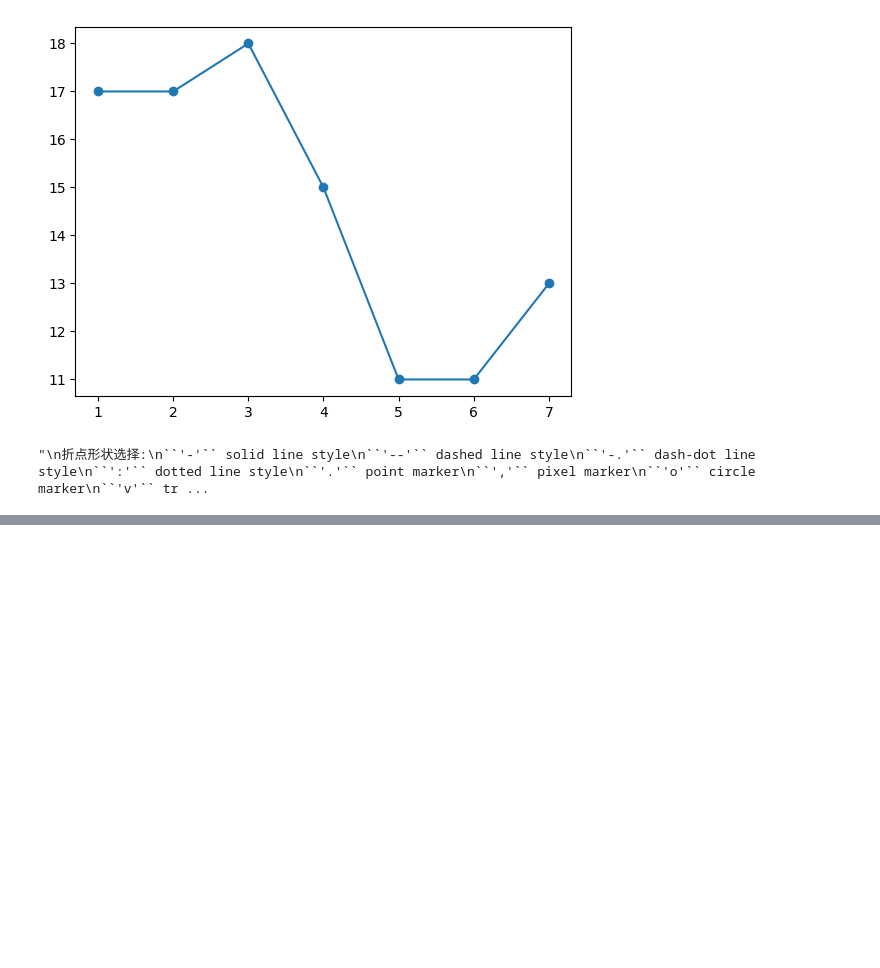
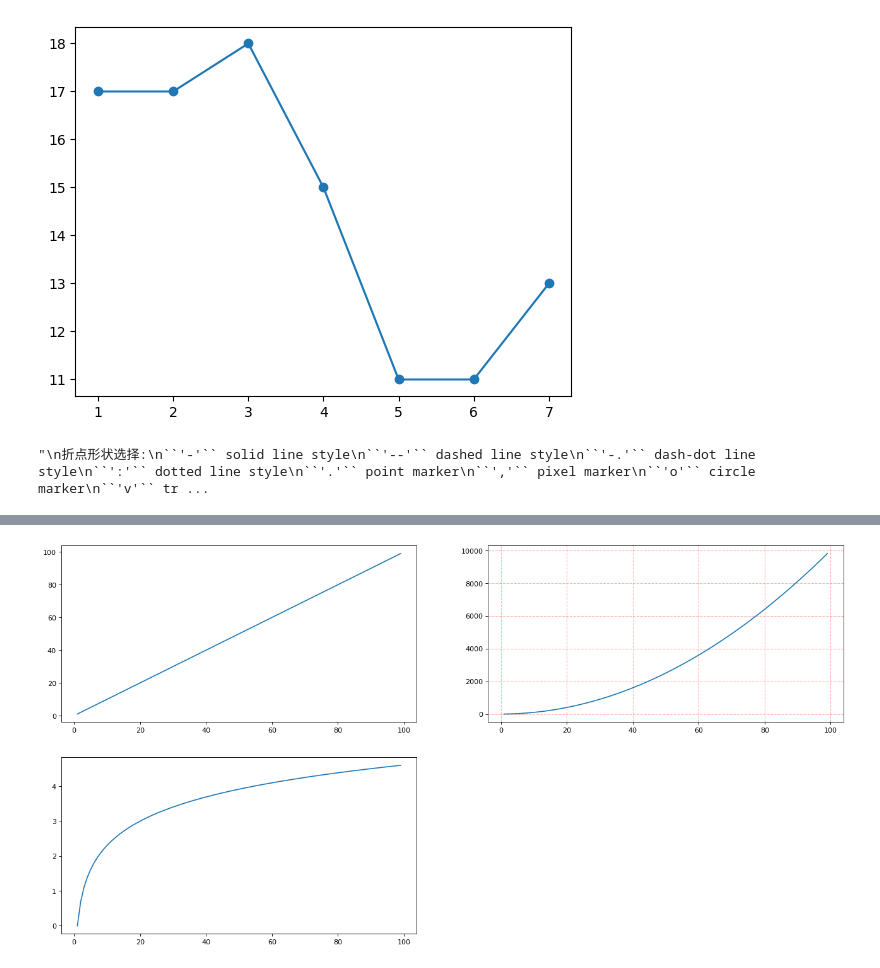
Before and after one commit to logcoke/Data_Analysis, a Jupyter notebook: Jupyter_NoteBook/matplotlib.ipynb, the cells around one changed output, grey strips where cells are left out. Cells and saved outputs as stored; diff of their text form; code cells hidden in the pictures; blank space fills up the shorter version.

```diff
--- a/Jupyter_NoteBook/matplotlib.ipynb
+++ b/Jupyter_NoteBook/matplotlib.ipynb
@@ -120,0 +217,17 @@ plt.show()
+# %%
+# add_subplot 方法----给 figure 新增子图
+import numpy as np
+import matplotlib.pyplot as plt
+x = np.arange(1,100)#新建 figure 对象
+fig=plt.figure(figsize=(20,10),dpi=80)
+#新建子图 1
+ax1=fig.add_subplot(2,2,1)
+ax1.plot(x, x)#新建子图 2
+ax3=fig.add_subplot(2,2,2)
+ax3.plot(x, x**2)
+ax3.grid(color='r', linestyle='--', linewidth=1,alpha=0.3)# 新 建 子 图 3
+ax4=fig.add_subplot(2,2,3)
+ax4.plot(x, np.log(x))
+plt.show()
+# %% [output]
+[figure, added]
```
Also changed, not shown: parts of 11 cells of this notebook.
